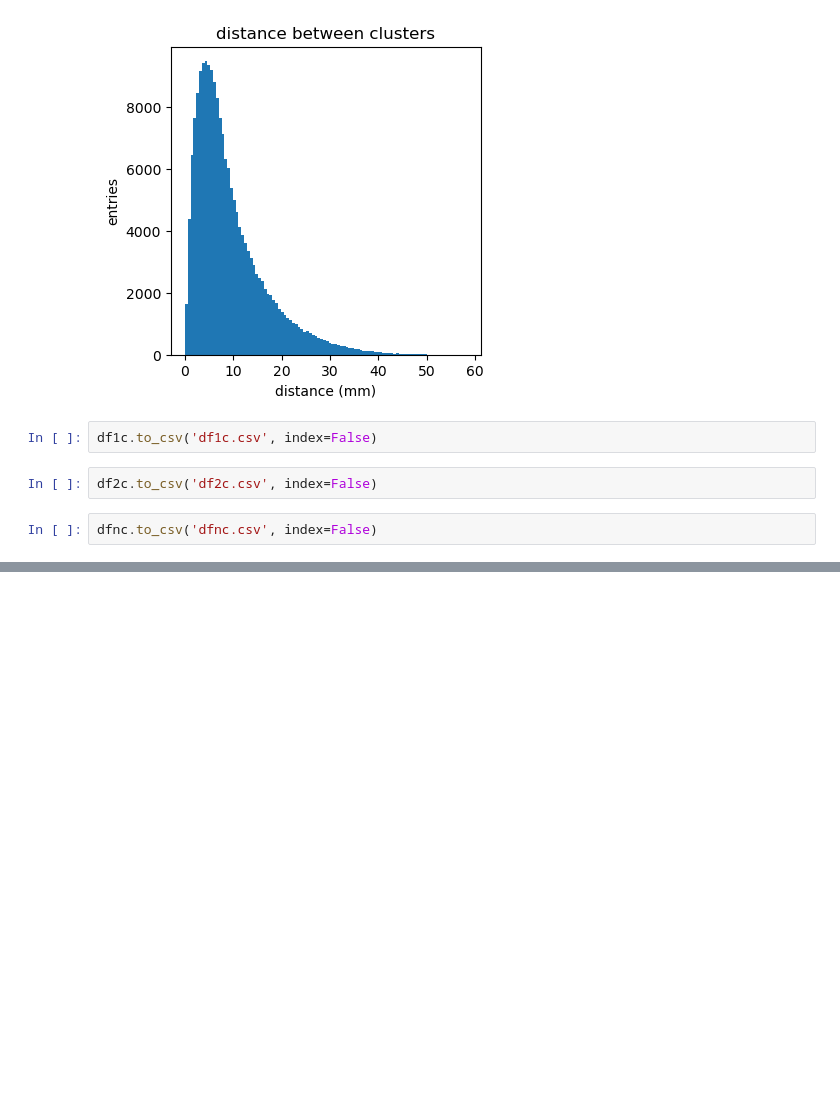
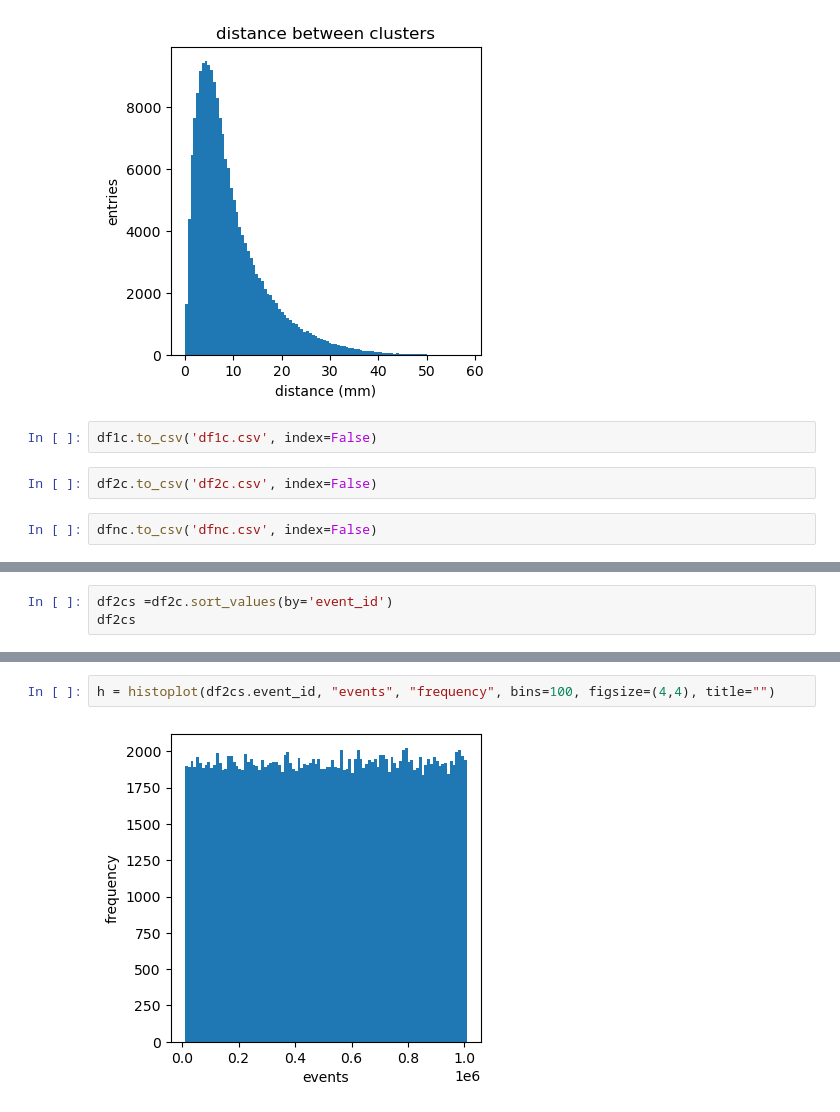
Before and after one commit to jjgomezcadenas/pymono, a Jupyter notebook: notebooks/cnnStudyApril2024/SelectMonolithicCsI.ipynb, the cells around one changed output, grey strips where cells are left out. Drawn from its saved outputs; the diff is of its cells as text; blank space fills up the shorter version.

```diff
--- a/notebooks/cnnStudyApril2024/SelectMonolithicCsI.ipynb
+++ b/notebooks/cnnStudyApril2024/SelectMonolithicCsI.ipynb
@@ -920,0 +946,3 @@ dfnc.to_csv('dfnc.csv', index=False)
+# %%
+df2cs =df2c.sort_values(by='event_id')
+df2cs
@@ -920,0 +963,4 @@ dfnc.to_csv('dfnc.csv', index=False)
+# %%
+h = histoplot(df2cs.event_id, "events", "frequency", bins=100, figsize=(4,4), title="")
+# %% [output]
+[figure, added]
```
Also changed, not shown: parts of 9 cells of this notebook, 19 other files.
